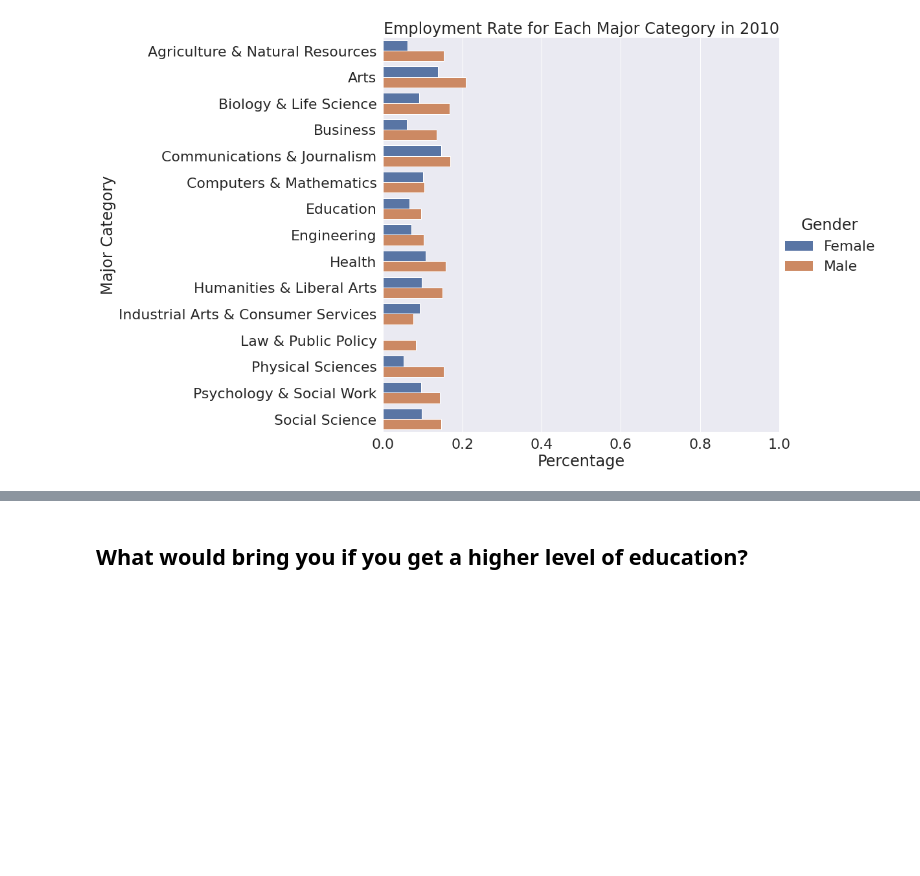
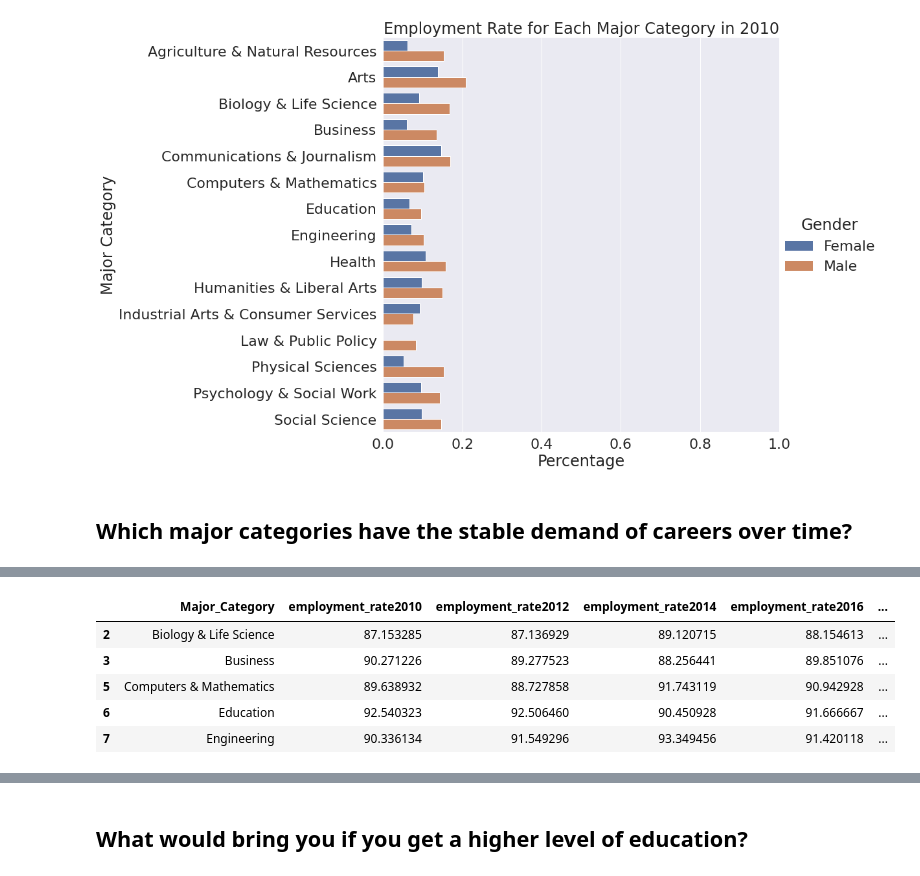
Before and after one commit to UCB-stat-159-s22/hw07-Group21, a Jupyter notebook: stephen-analysis.ipynb, the cells around one changed output, grey strips where cells are left out. Drawn from its saved outputs; the diff is of its cells as text; code cells hidden in the pictures; blank space fills up the shorter version.

```diff
--- a/stephen-analysis.ipynb
+++ b/stephen-analysis.ipynb
@@ -212,6 +212,8 @@ def employment_rate_plot2(table1, year):
     # g.ax.set_xlabel("Percentage")
     # g.ax.set_ylabel("Major Category")
     # g.ax.set_title("Employment Rate for Each Major Category in "+ str(year))
+# %% [markdown]
+## Which major categories have the stable demand of careers over time?
 # %%
 wage_data_dict = {12: new_edu_wage12, 14: new_edu_wage14, \
                   16: new_edu_wage16, 18: new_edu_wage18}
@@ -234,6 +236,20 @@ See the caveats in the documentation: https://pandas.pydata.org/pandas-docs/stab
 | 2 | Biology & Life Science | 87.153285 | 87.136929 | 89.120715 | 88.154613 | ... |
 | 3 | Business | 90.271226 | 89.277523 | 88.256441 | 89.851076 | ... |
 | 4 | Communications & Journalism | 84.548105 | 85.863874 | 86.908078 | 84.459459 | ... |
+# %%
+employment_sd = employment_rate_df.std(axis = 1).values
+employment_rate_df["sd"] = employment_sd
+# filter out the sd that are greater than 1.5
+employment_rate_df = employment_rate_df[employment_rate_df["sd"] < 1.5]
+employment_rate_df = employment_rate_df.drop("sd", axis = 1)
+employment_rate_df.head()
+# %% [output]
+|  | Major_Category | employment_rate2010 | employment_rate2012 | employment_rate2014 | employment_rate2016 | ... |
+| 2 | Biology & Life Science | 87.153285 | 87.136929 | 89.120715 | 88.154613 | ... |
+| 3 | Business | 90.271226 | 89.277523 | 88.256441 | 89.851076 | ... |
+| 5 | Computers & Mathematics | 89.638932 | 88.727858 | 91.743119 | 90.942928 | ... |
+| 6 | Education | 92.540323 | 92.506460 | 90.450928 | 91.666667 | ... |
+| 7 | Engineering | 90.336134 | 91.549296 | 93.349456 | 91.420118 | ... |
 # %%
 employment_rate_df = employment_rate_df.set_index("Major_Category")
 employment_rate_df = employment_rate_df.T
```
Also changed, not shown: parts of 3 cells of this notebook.
